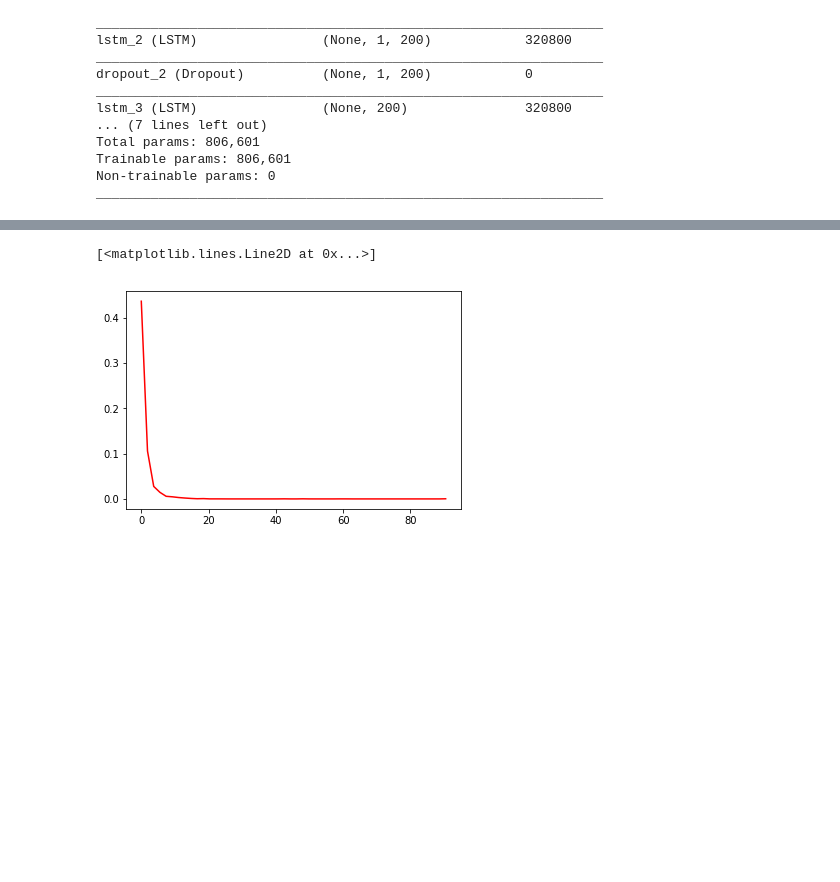
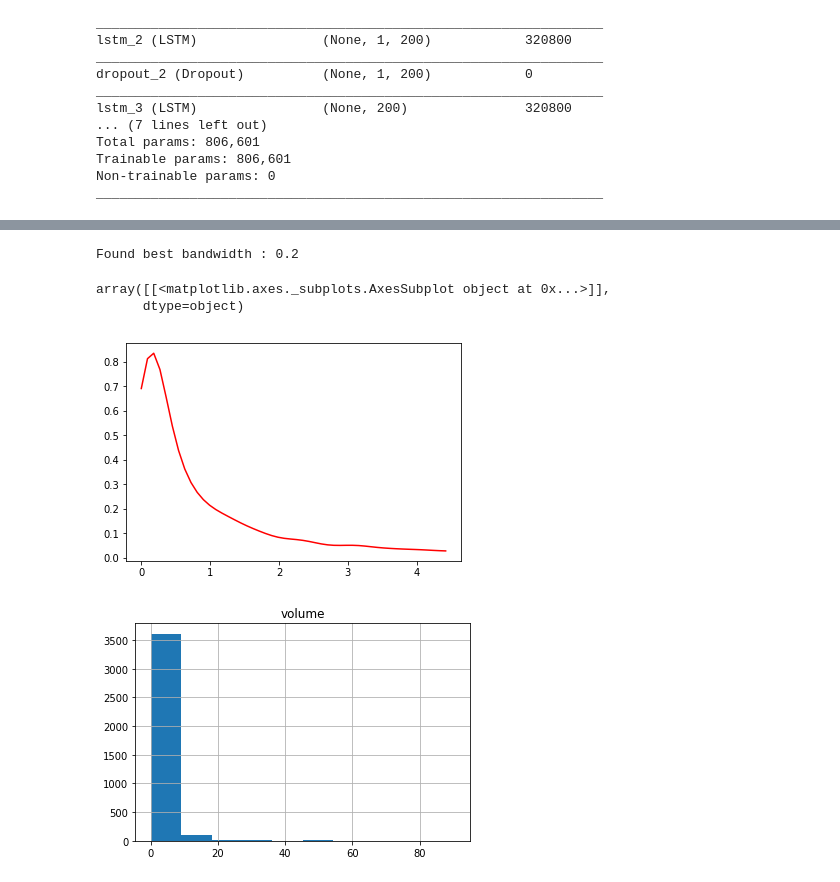
Before and after one commit to scristofari/bitcoin-challenge, a Jupyter notebook: BitCoin Challenge.ipynb, the cells around one changed output, grey strips where cells are left out. Saved outputs shown, nothing was run; the diff lists cells and outputs as text; code cells hidden in the pictures; blank space fills up the shorter version.

```diff
--- a/BitCoin Challenge.ipynb
+++ b/BitCoin Challenge.ipynb
@@ -138,17 +140,27 @@ Error Order percentage: 13.94%
 # %%
 from sklearn.neighbors import KernelDensity
 import numpy as np
 
-max_vol = df['volume'].max()
 X = df['volume'].values.reshape(-1, 1)
-X_scale = scaler.fit_transform(X)
 
-x = np.linspace(0,max_vol)
+percentile_90_vol = np.percentile(df['volume'], 90)
+median_vol = np.median(df['volume'])
 
-kde = KernelDensity(kernel='gaussian', bandwidth=0.555).fit(X)
+x = np.linspace(0,percentile_vol)
+
+steps = np.arange(0.01, 3, 0.01)
+for s in steps:
+    kde = KernelDensity(kernel='gaussian', bandwidth=s).fit(X)
+    if np.exp(kde.score(median_vol)) > 0.5:
+        print("Found best bandwidth : %s" % s)
+        break
+
 log_dens = kde.score_samples(x.reshape(-1, 1))
-
 plt.plot(x, np.exp(log_dens), 'r')
+df.hist(column='volume')
 # %% [output]
-[<matplotlib.lines.Line2D at 0x...>]
+Found best bandwidth : 0.2
+array([[<matplotlib.axes._subplots.AxesSubplot object at 0x...>]],
+      dtype=object)
-[figure, old version]
+[figure, new version]
+[figure, added]
```
Also changed, not shown: parts of 8 cells of this notebook.
